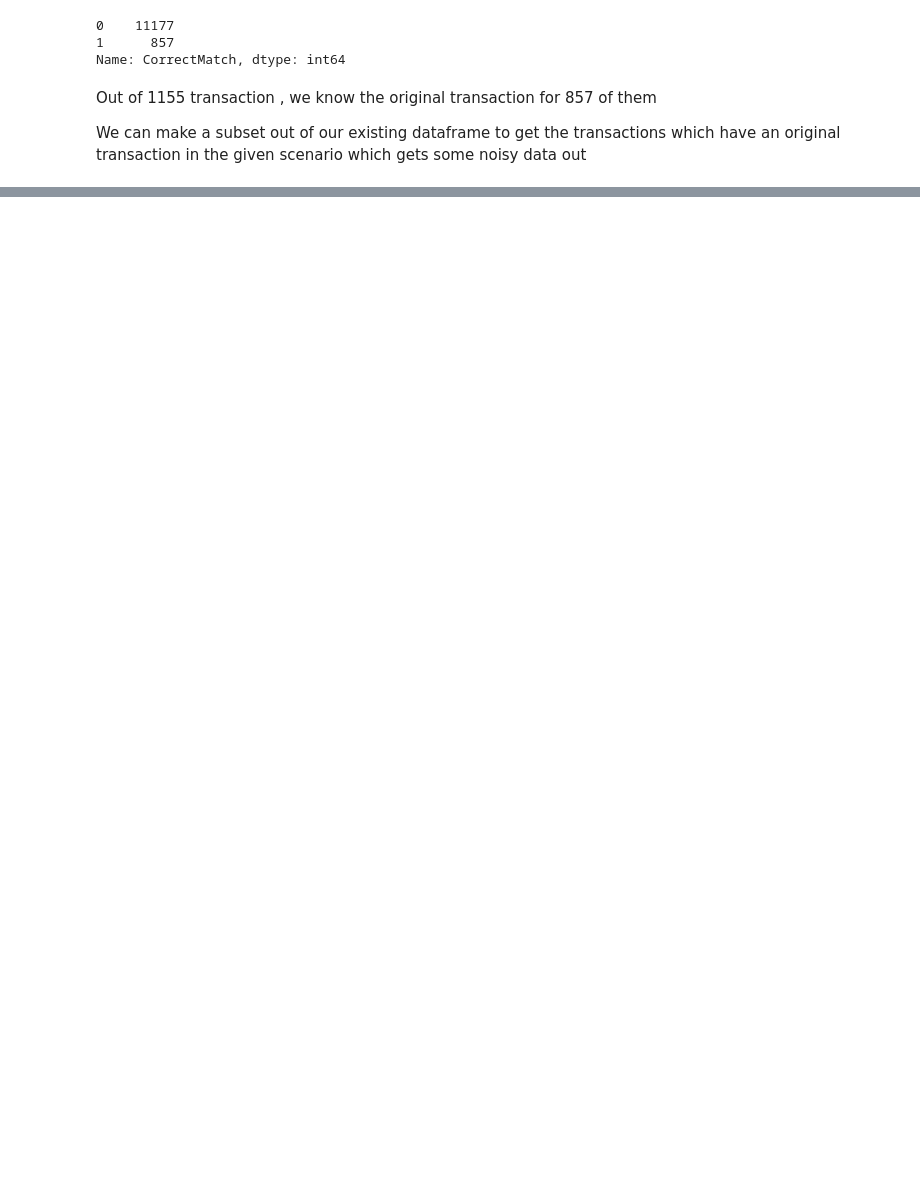
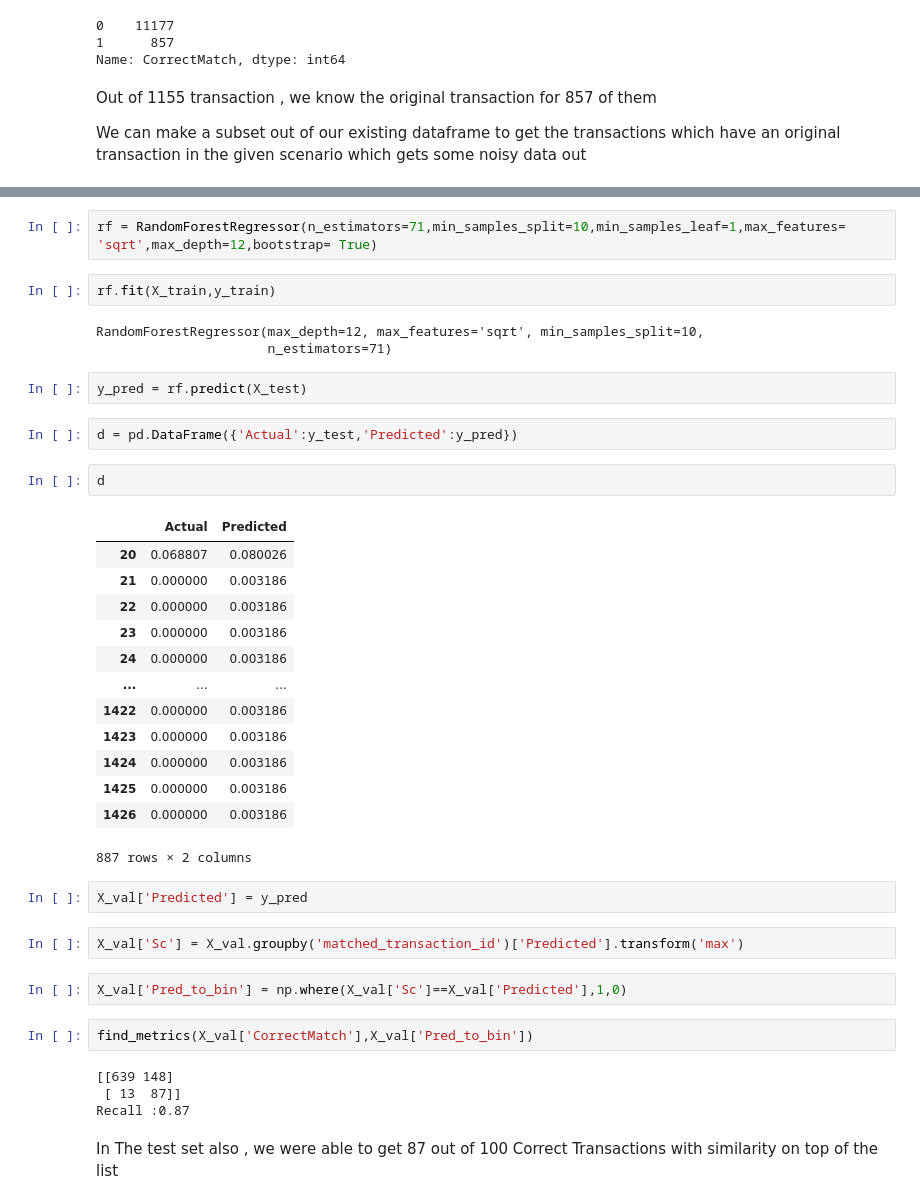
Before and after one commit to brittosabu/Tide_Test, a Jupyter notebook: Receipt_Matching.ipynb, the cells around one changed output, grey strips where cells are left out. Cells and saved outputs as stored; diff of their text form; blank space fills up the shorter version.

```diff
--- a/Receipt_Matching.ipynb
+++ b/Receipt_Matching.ipynb
@@ -153,0 +444,41 @@ We can make a subset out of our existing dataframe to get the transactions which
+# %%
+rf = RandomForestRegressor(n_estimators=71,min_samples_split=10,min_samples_leaf=1,max_features= 'sqrt',max_depth=12,bootstrap= True)
+# %%
+rf.fit(X_train,y_train)
+# %% [output]
+RandomForestRegressor(max_depth=12, max_features='sqrt', min_samples_split=10,
+                      n_estimators=71)
+# %%
+y_pred = rf.predict(X_test)
+# %%
+d = pd.DataFrame({'Actual':y_test,'Predicted':y_pred})
+# %%
+d
+# %% [output]
+|  | Actual | Predicted |
+| 20 | 0.068807 | 0.080026 |
+| 21 | 0.000000 | 0.003186 |
+| 22 | 0.000000 | 0.003186 |
+| 23 | 0.000000 | 0.003186 |
+| 24 | 0.000000 | 0.003186 |
+| ... | ... | ... |
+| 1422 | 0.000000 | 0.003186 |
+| 1423 | 0.000000 | 0.003186 |
+| 1424 | 0.000000 | 0.003186 |
+| 1425 | 0.000000 | 0.003186 |
+| 1426 | 0.000000 | 0.003186 |
+887 rows × 2 columns
+# %%
+X_val['Predicted'] = y_pred
+# %%
+X_val['Sc'] = X_val.groupby('matched_transaction_id')['Predicted'].transform('max')
+# %%
+X_val['Pred_to_bin'] = np.where(X_val['Sc']==X_val['Predicted'],1,0)
+# %%
+find_metrics(X_val['CorrectMatch'],X_val['Pred_to_bin'])
+# %% [output]
+[[639 148]
+ [ 13  87]]
+Recall :0.87
+# %% [markdown]
+In The test set also , we were able to get 87 out of 100 Correct Transactions with similarity on top of the list
```
Also changed, not shown: parts of 47 cells of this notebook, 4 other files.
